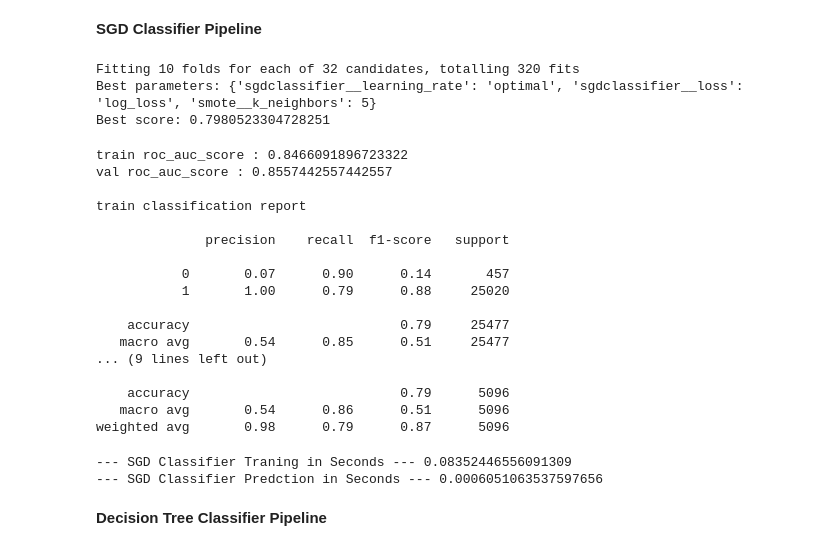
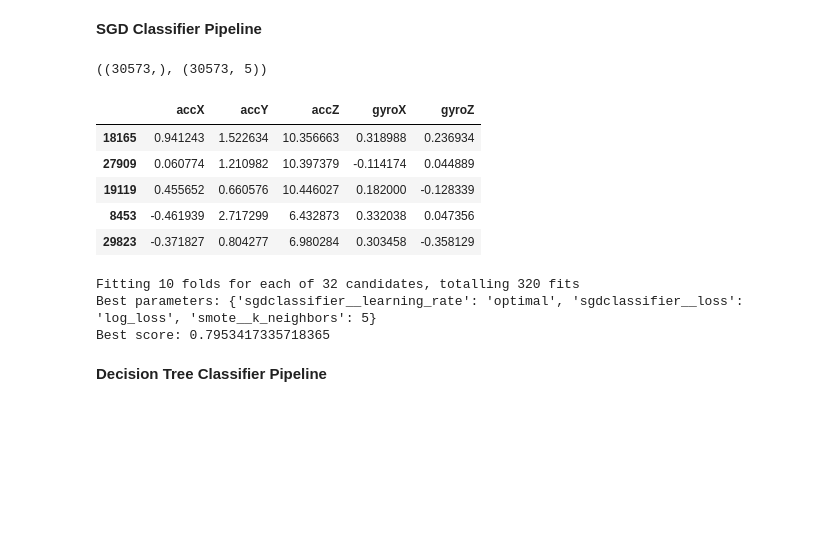
Before and after one commit to SarkarPriyanshu/HumanActivityRecognition, a Jupyter notebook: Human_activity_recognition_(Classification).ipynb, the cells around one changed output. Saved outputs shown, nothing was run; the diff lists cells and outputs as text; code cells hidden in the pictures; blank space fills up the shorter version.

```diff
--- a/Human_activity_recognition_(Classification).ipynb
+++ b/Human_activity_recognition_(Classification).ipynb
@@ -733,9 +887,29 @@ from sklearn.compose import make_column_transformer
 from sklearn.model_selection import GridSearchCV
 # %% [markdown]
 **SGD Classifier Pipeline**
+# %%
+# Concat traning
+X_traning = pd.concat((X_train,X_val),axis=0)
+Y_traning = pd.concat((y_train,y_val),axis=0)
+# %%
+# Dropping insiginificant feature
+X_traning.drop('gyroY',axis=1,inplace=True)
+# %%
+Y_traning.shape,X_traning.shape
+# %% [output]
+((30573,), (30573, 5))
+# %%
+X_traning.head()
+# %% [output]
+|  | accX | accY | accZ | gyroX | gyroZ |
+| 18165 | 0.941243 | 1.522634 | 10.356663 | 0.318988 | 0.236934 |
+| 27909 | 0.060774 | 1.210982 | 10.397379 | -0.114174 | 0.044889 |
+| 19119 | 0.455652 | 0.660576 | 10.446027 | 0.182000 | -0.128339 |
+| 8453 | -0.461939 | 2.717299 | 6.432873 | 0.332038 | 0.047356 |
+| 29823 | -0.371827 | 0.804277 | 6.980284 | 0.303458 | -0.358129 |
 # %%
 preprocessor = make_column_transformer(
-    (StandardScaler(),features),
+    (StandardScaler(),X_traning.columns.to_list()),
     remainder='passthrough'
 )
 
@@ -759,7 +933,7 @@ param_grid = [
 grid_search = GridSearchCV(pipeline, param_grid, cv=10, verbose=1, n_jobs=-1)
 
 # Fit the model to training data, making sure features_to_drop is defined correctly
-grid_search.fit(X_train, y_train)
+grid_search.fit(X_traning, Y_traning)
 
 # View the best parameters and the corresponding score
 print(f"Best parameters: {grid_search.best_params_}")
@@ -767,4 +941,4 @@ print(f"Best score: {grid_search.best_score_}")
 # %% [output]
 Fitting 10 folds for each of 32 candidates, totalling 320 fits
 Best parameters: {'sgdclassifier__learning_rate': 'optimal', 'sgdclassifier__loss': 'log_loss', 'smote__k_neighbors': 5}
-Best score: 0.7980523304728251
+Best score: 0.7953417335718365
@@ -773,48 +944,0 @@ sgd_model = grid_search.best_estimator_
-# %%
-X_train_pred = sgd_model.predict(X_train)
-X_val_pred = sgd_model.predict(X_val)
-
-print('train roc_auc_score :',roc_auc_score(y_train,X_train_pred))
-print('val roc_auc_score :',roc_auc_score(y_val,X_val_pred))
-print()
-
-
-print('train classification report')
-print()
-print(classification_report(y_train,X_train_pred))
-print()
-print('val classification report')
-print()
-print(classification_report(y_val,X_val_pred))
-# %% [output]
-train roc_auc_score : 0.8466091896723322
-val roc_auc_score : 0.8557442557442557
-
-train classification report
-
-              precision    recall  f1-score   support
-
-           0       0.07      0.90      0.14       457
-           1       1.00      0.79      0.88     25020
-
-    accuracy                           0.79     25477
-   macro avg       0.54      0.85      0.51     25477
-... (9 lines left out)
-
-    accuracy                           0.79      5096
-   macro avg       0.54      0.86      0.51      5096
-weighted avg       0.98      0.79      0.87      5096
-# %%
-start_time = time.time()
-sgd = SGDClassifier(loss='log_loss',learning_rate='optimal')
-sgd = sgd.fit(X_res_tm,y_res)
-print("--- SGD Classifier Traning in Seconds ---",(time.time() - start_time))
-
-X_train_pred = sgd.predict(X_res_tm)
-
-start_time = time.time()
-X_val_pred = sgd.predict(X_val_tm)
-print("--- SGD Classifier Predction in Seconds ---",(time.time() - start_time))
-# %% [output]
---- SGD Classifier Traning in Seconds --- 0.08352446556091309
---- SGD Classifier Predction in Seconds --- 0.0006051063537597656
```
Also changed, not shown: parts of 66 cells of this notebook.
